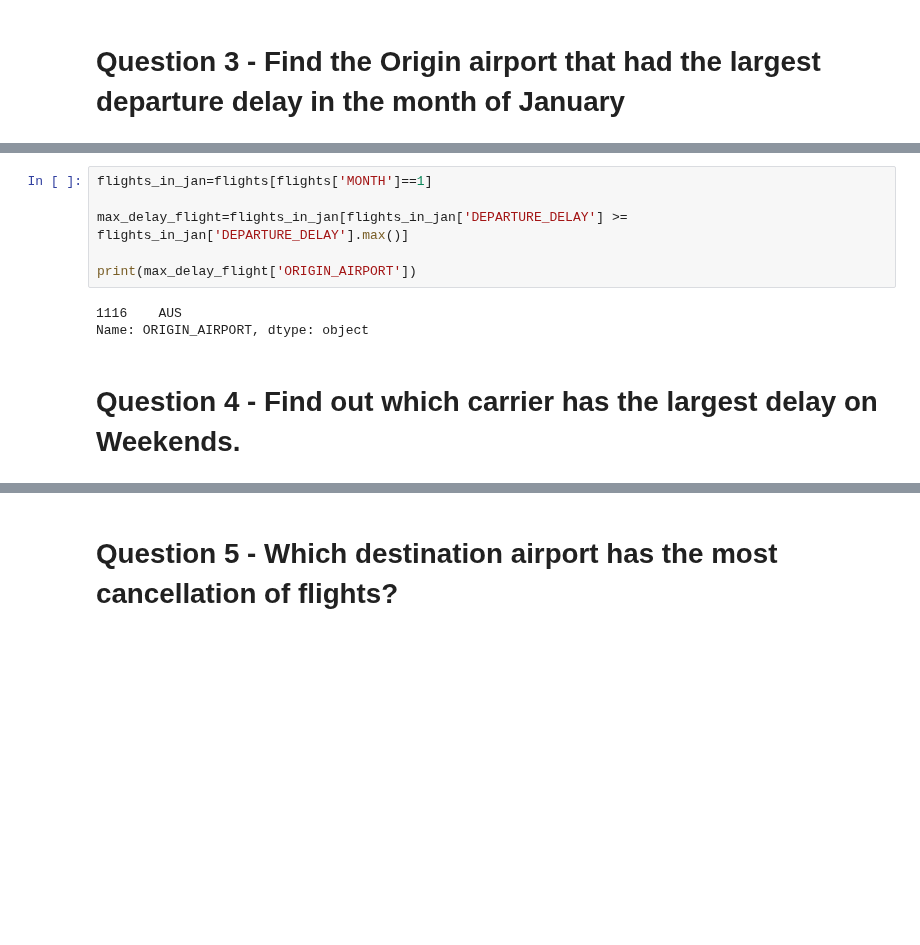
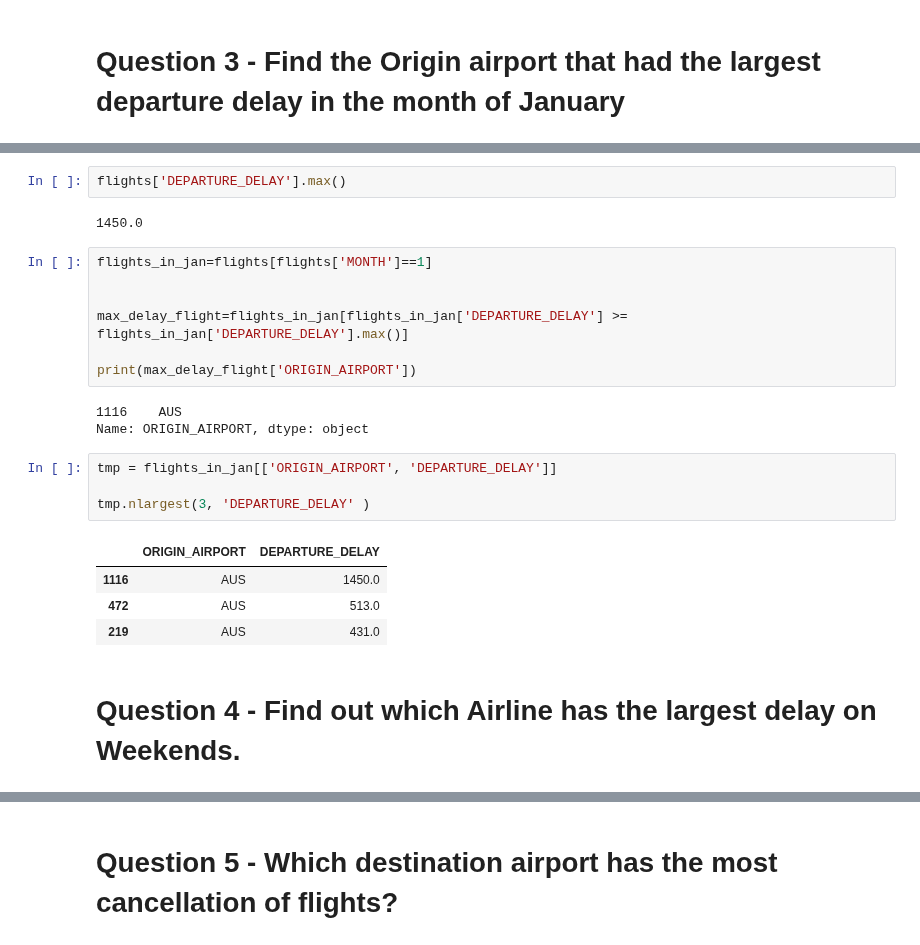
Before and after one commit to kiat/Elements-of-Data-Analytics, a Jupyter notebook: Code-Example-003-Pandas-Dataframe-Loading-Data.ipynb, the cells around one changed output, grey strips where cells are left out. Drawn from its saved outputs; the diff is of its cells as text; blank space fills up the shorter version.

```diff
--- a/Code-Example-003-Pandas-Dataframe-Loading-Data.ipynb
+++ b/Code-Example-003-Pandas-Dataframe-Loading-Data.ipynb
@@ -107,5 +175,10 @@ flights_in_jan
+# %%
+flights['DEPARTURE_DELAY'].max()
+# %% [output]
+1450.0
 # %%
 flights_in_jan=flights[flights['MONTH']==1]
+
 
 max_delay_flight=flights_in_jan[flights_in_jan['DEPARTURE_DELAY'] >= flights_in_jan['DEPARTURE_DELAY'].max()]
 
@@ -113,8 +186,17 @@ print(max_delay_flight['ORIGIN_AIRPORT'])
 # %% [output]
 1116    AUS
 Name: ORIGIN_AIRPORT, dtype: object
+# %%
+tmp = flights_in_jan[['ORIGIN_AIRPORT', 'DEPARTURE_DELAY']]
+
+tmp.nlargest(3, 'DEPARTURE_DELAY' )
+# %% [output]
+|  | ORIGIN_AIRPORT | DEPARTURE_DELAY |
+| 1116 | AUS | 1450.0 |
+| 472 | AUS | 513.0 |
+| 219 | AUS | 431.0 |
 # %% [markdown]
-# Question 4 - Find out which carrier has the largest delay on Weekends.
+# Question 4 - Find out which Airline has the largest delay on Weekends.
 # %%
 
 # Filter out the flights that are on days of week 6 or 7
```
Also changed, not shown: parts of 18 cells of this notebook.
